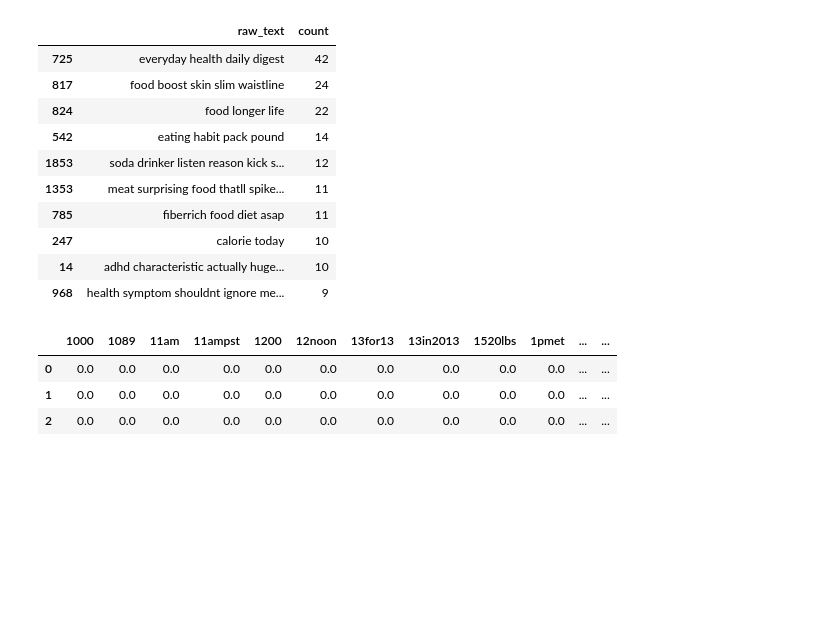
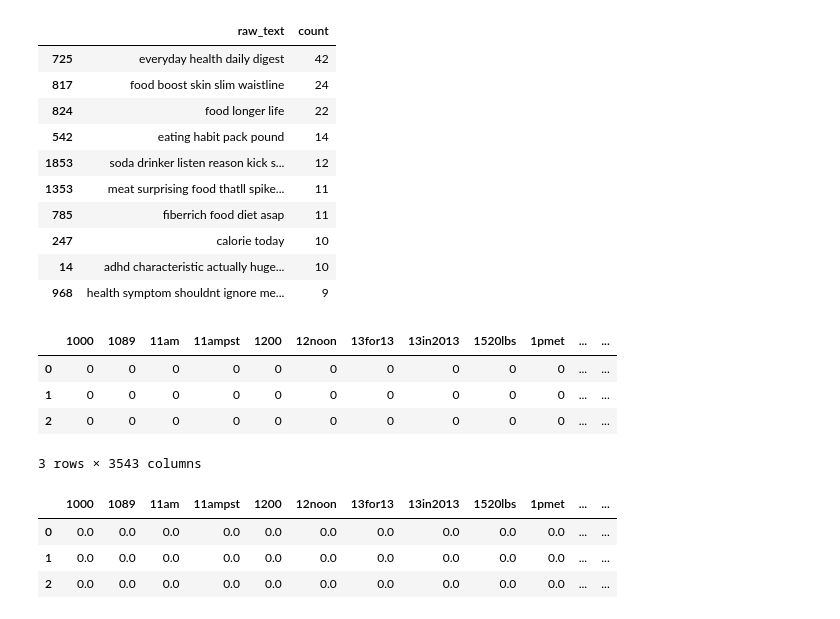
Before and after one commit to NAnnamalai/practice_machine_learning, a Jupyter notebook: clustering_and_topic_modelling_with_tweets.ipynb, the cells around one changed output. Saved outputs shown, nothing was run; the diff lists cells and outputs as text; code cells hidden in the pictures; blank space fills up the shorter version.

```diff
--- a/clustering_and_topic_modelling_with_tweets.ipynb
+++ b/clustering_and_topic_modelling_with_tweets.ipynb
@@ -96,6 +104,18 @@ group_text.sort_values('count', ascending=False).head(10)
 | 247 | calorie today | 10 |
 | 14 | adhd characteristic actually huge... | 10 |
 | 968 | health symptom shouldnt ignore me... | 9 |
+# %%
+cnt_vectorizer = CountVectorizer(stop_words='english')
+data_vectorized = cnt_vectorizer.fit_transform(processed_df['raw_text'])
+cnt_ftrs_names = cnt_vectorizer.get_feature_names()
+cnt_ftrs_df = pd.DataFrame(data_vectorized.toarray(), columns=cnt_ftrs_names)
+cnt_ftrs_df.head(3)
+# %% [output]
+|  | 1000 | 1089 | 11am | 11ampst | 1200 | 12noon | 13for13 | 13in2013 | 1520lbs | 1pmet | ... | ... |
+| 0 | 0 | 0 | 0 | 0 | 0 | 0 | 0 | 0 | 0 | 0 | ... | ... |
+| 1 | 0 | 0 | 0 | 0 | 0 | 0 | 0 | 0 | 0 | 0 | ... | ... |
+| 2 | 0 | 0 | 0 | 0 | 0 | 0 | 0 | 0 | 0 | 0 | ... | ... |
+3 rows × 3543 columns
 # %%
 vectorizer = TfidfVectorizer(stop_words='english')
 X = vectorizer.fit_transform(processed_df['raw_text'])
```
Also changed, not shown: parts of 6 cells of this notebook.
